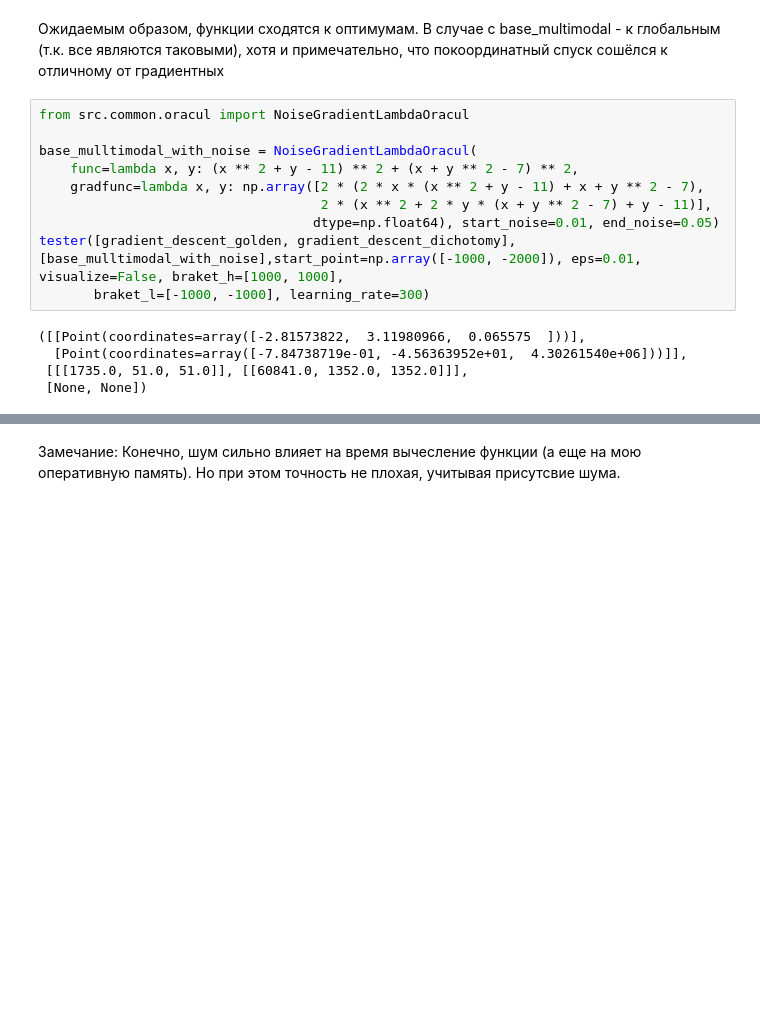
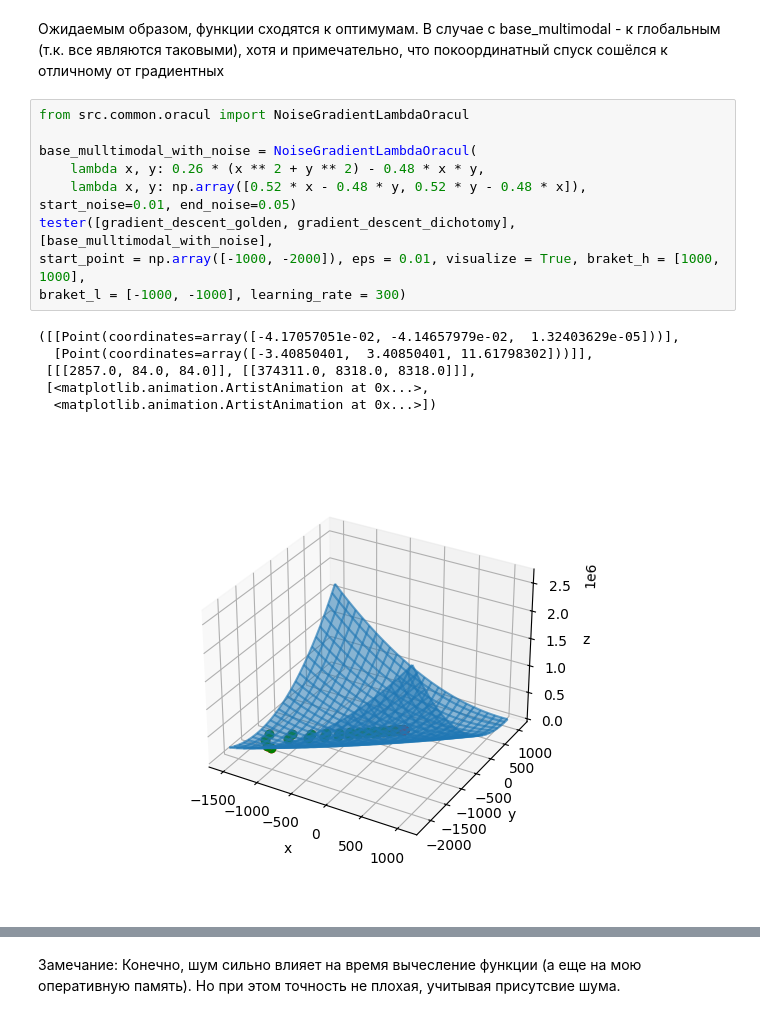
Before and after one commit to Skorniakov-Leonid/Methods-of-optimization, a Jupyter notebook: presentation/lab-1/test.ipynb, the cells around one changed output, grey strips where cells are left out. Cells and saved outputs as stored; diff of their text form; blank space fills up the shorter version.

```diff
--- a/presentation/lab-1/test.ipynb
+++ b/presentation/lab-1/test.ipynb
@@ -275,15 +275,16 @@ tester([gradient_descent_golden, gradient_descent_dichotomy, coordinate_descent]
 # %%
 from src.common.oracul import NoiseGradientLambdaOracul
 
 base_mulltimodal_with_noise = NoiseGradientLambdaOracul(
-    func=lambda x, y: (x ** 2 + y - 11) ** 2 + (x + y ** 2 - 7) ** 2,
-    gradfunc=lambda x, y: np.array([2 * (2 * x * (x ** 2 + y - 11) + x + y ** 2 - 7),
-                                    2 * (x ** 2 + 2 * y * (x + y ** 2 - 7) + y - 11)],
-                                   dtype=np.float64), start_noise=0.01, end_noise=0.05)
-tester([gradient_descent_golden, gradient_descent_dichotomy], [base_mulltimodal_with_noise],start_point=np.array([-1000, -2000]), eps=0.01, visualize=False, braket_h=[1000, 1000],
-       braket_l=[-1000, -1000], learning_rate=300)
+    lambda x, y: 0.26 * (x ** 2 + y ** 2) - 0.48 * x * y,
+    lambda x, y: np.array([0.52 * x - 0.48 * y, 0.52 * y - 0.48 * x]), start_noise=0.01, end_noise=0.05)
+tester([gradient_descent_golden, gradient_descent_dichotomy], [base_mulltimodal_with_noise],
+start_point = np.array([-1000, -2000]), eps = 0.01, visualize = True, braket_h = [1000, 1000],
+braket_l = [-1000, -1000], learning_rate = 300)
 # %% [output]
-([[Point(coordinates=array([-2.81573822,  3.11980966,  0.065575  ]))],
-  [Point(coordinates=array([-7.84738719e-01, -4.56363952e+01,  4.30261540e+06]))]],
- [[[1735.0, 51.0, 51.0]], [[60841.0, 1352.0, 1352.0]]],
- [None, None])
+([[Point(coordinates=array([-4.17057051e-02, -4.14657979e-02,  1.32403629e-05]))],
+  [Point(coordinates=array([-3.40850401,  3.40850401, 11.61798302]))]],
+ [[[2857.0, 84.0, 84.0]], [[374311.0, 8318.0, 8318.0]]],
+ [<matplotlib.animation.ArtistAnimation at 0x...>,
+  <matplotlib.animation.ArtistAnimation at 0x...>])
+[figure, added]
```
Also changed, not shown: parts of 15 cells of this notebook, 3 other files.
